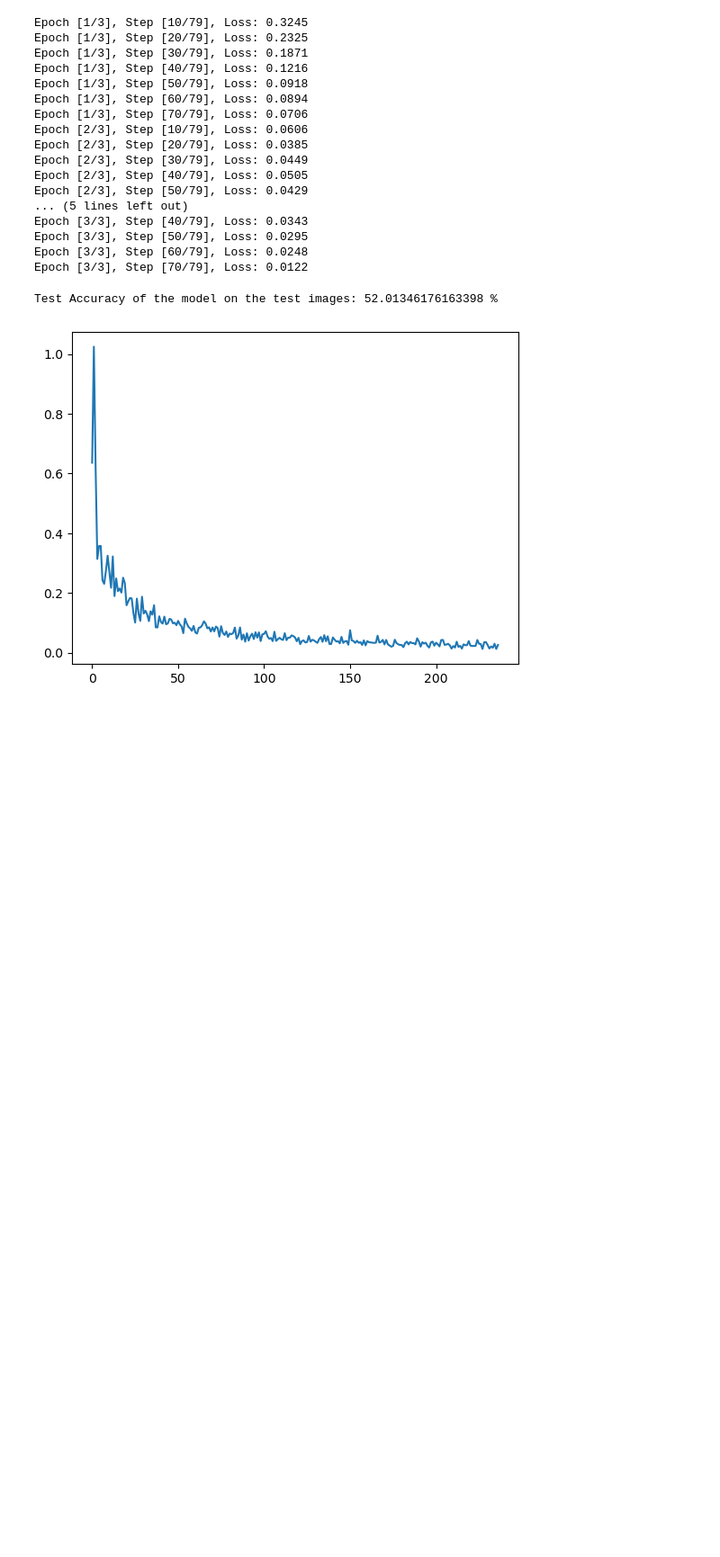
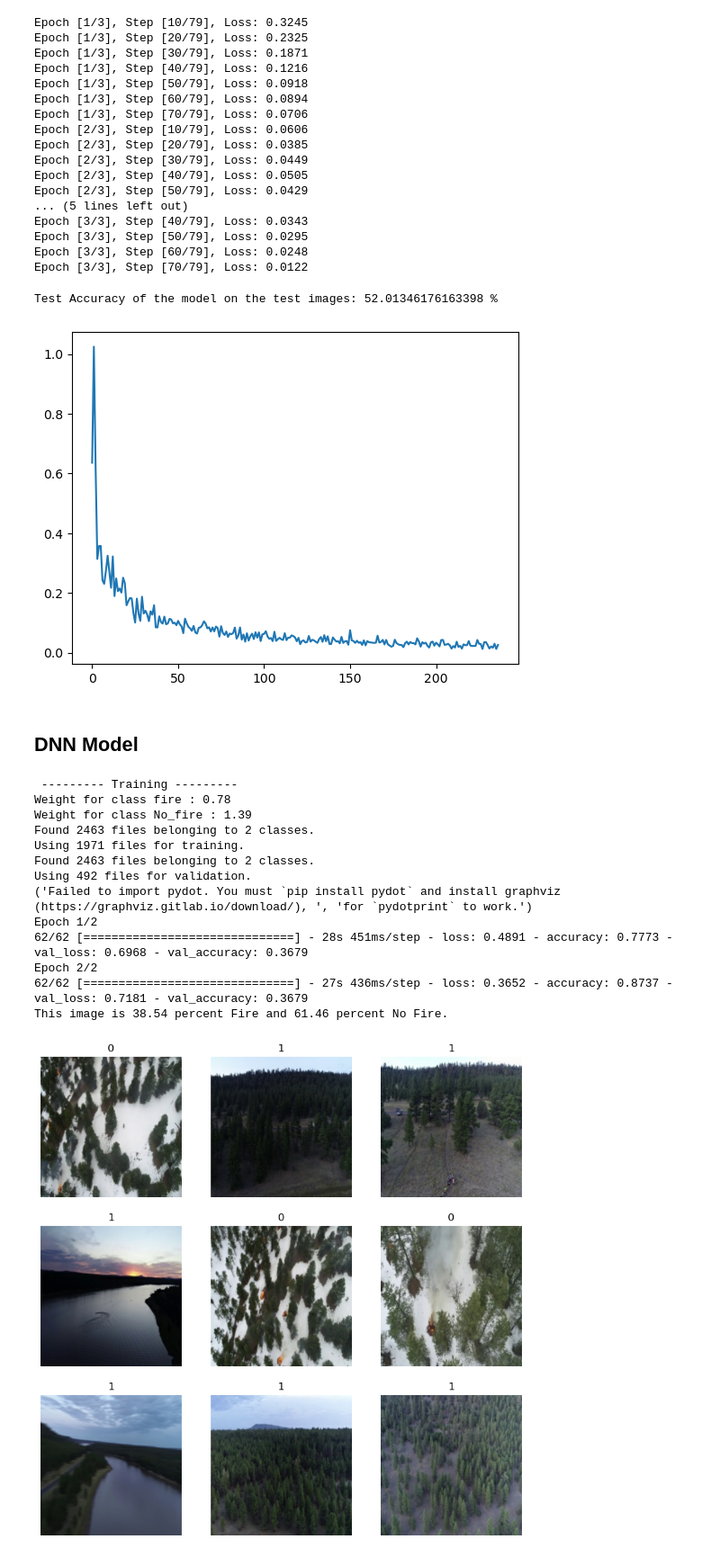
Before and after one commit to martinbatek/IC-UDA-Final-Project, a Jupyter notebook: scripts/UDA_FinalProject_Batek.ipynb, the cells around one changed output. Shown at 90% size. Cells and saved outputs as stored; diff of their text form; code cells hidden in the pictures; blank space fills up the shorter version.

Commit message:
adapted and tested the model code

```diff
--- a/scripts/UDA_FinalProject_Batek.ipynb
+++ b/scripts/UDA_FinalProject_Batek.ipynb
@@ -407,3 +407,5 @@ plt.plot(training_df.index,training_df.loss)
 plt.show()
 # %% [output]
 [figure]
+# %% [markdown]
+## DNN Model
@@ -409,0 +414,18 @@ plt.show()
+# %%
+# trying with 1 epoch first to test that the script works
+dnn_train.train_keras()
+# %% [output]
+ --------- Training ---------
+Weight for class fire : 0.78
+Weight for class No_fire : 1.39
+Found 2463 files belonging to 2 classes.
+Using 1971 files for training.
+Found 2463 files belonging to 2 classes.
+Using 492 files for validation.
+('Failed to import pydot. You must `pip install pydot` and install graphviz (https://graphviz.gitlab.io/download/), ', 'for `pydotprint` to work.')
+Epoch 1/2
+62/62 [==============================] - 28s 451ms/step - loss: 0.4891 - accuracy: 0.7773 - val_loss: 0.6968 - val_accuracy: 0.3679
+Epoch 2/2
+62/62 [==============================] - 27s 436ms/step - loss: 0.3652 - accuracy: 0.8737 - val_loss: 0.7181 - val_accuracy: 0.3679
+This image is 38.54 percent Fire and 61.46 percent No Fire.
+[figure, added]
```
Also changed, not shown: parts of 5 cells of this notebook, 6 other files.
